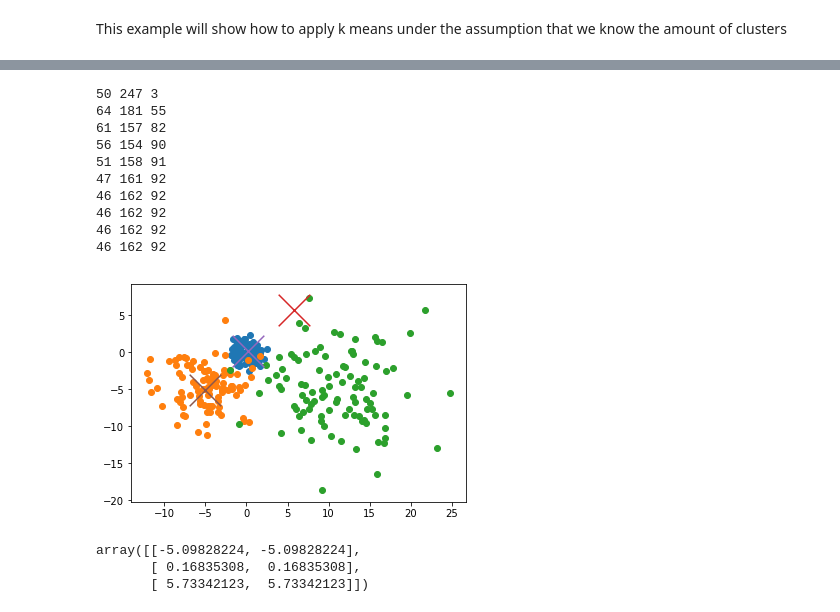
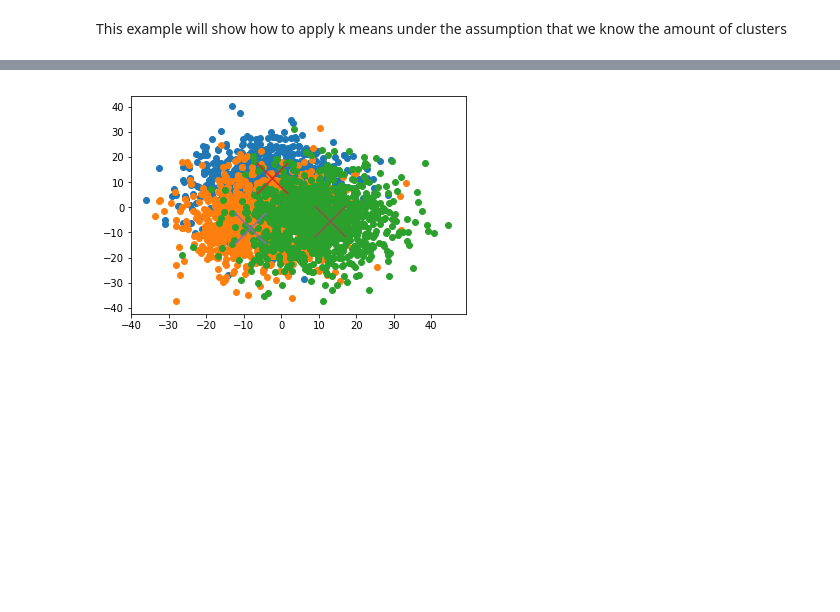
Before and after one commit to JohannesTruongLe/effective_ml, a Jupyter notebook: notebooks/k Means.ipynb, the cells around one changed output, grey strips where cells are left out. Saved outputs shown, nothing was run; the diff lists cells and outputs as text; code cells hidden in the pictures; blank space fills up the shorter version.

```diff
--- a/notebooks/k Means.ipynb
+++ b/notebooks/k Means.ipynb
@@ -9,15 +9,15 @@ import numpy as np
 import matplotlib.pyplot as plt
 # %%
 # Generate Data
-cluster_1 = np.random.normal(loc=(0,0),
-                             scale=1.0,
-                             size=(100,2))
+cluster_1 = np.random.normal(loc=(-3,8),
+                             scale=10,
+                             size=(1000,2))
 cluster_2 = np.random.normal(loc=(-5,-5),
-                             scale=3,
-                             size=(100,2))
+                             scale=10,
+                             size=(1000,2))
 cluster_3 = np.random.normal(loc=(10,-5),
-                             scale=5,
-                             size=(100,2))
+                             scale=10,
+                             size=(1000,2))
 
 cluster_list = [cluster_1, cluster_2, cluster_3]
 points = np.concatenate([cluster_1, cluster_2, cluster_3])
@@ -32,10 +32,10 @@ plt_points(cluster_list)
 # %%
 # Init nodes
 n_nodes = 3
-max_x = max(dataset[:, 0])
-max_y = max(dataset[:, 1])
-min_x = min(dataset[:, 0])
-min_y = min(dataset[:, 1])
+max_x = max(points[:, 0])
+max_y = max(points[:, 1])
+min_x = min(points[:, 0])
+min_y = min(points[:, 1])
 
 orig_nodes = [[random.uniform(min_x, max_x), random.uniform(min_y, max_y)]for _ in range(n_nodes)]
 orig_nodes = np.array(orig_nodes)
@@ -55,54 +55,38 @@ def find_nn(points, center, k):
     distance = np.linalg.norm(points-center, axis=1)
     # Get k nearest points
     sort_idx = np.argsort(distance)
     nearest_points = points[sort_idx, :][:k, :]
 
     return nearest_points
 
 def find_nearest_cluster(points, centers):
     # Calcualte the distance between each point and centets
     distance_matrix = np.zeros((points.shape[0], centers.shape[0]))
 
     for idx, center in enumerate(centers):
         distance_matrix[:, idx] = np.linalg.norm(points-center, axis=1)
     # Get k nearest points
-
     cluster_idx = np.argmin(distance_matrix, axis=1)
 
     return cluster_idx
 
-def calculate_update_average(nearest_points):
-    return np.average(nearest_points)
+def calculate_update_average(nearest_points, center):
+    if nearest_points.size:
+        return np.average(nearest_points, axis=0)
+    else:
+        return center
 
 
 nodes = copy.copy(orig_nodes)
-n_iterations = 10
-k = 10
+n_iterations = 100
 
 for idx in range(n_iterations):
 
     cluster_idx = find_nearest_cluster(points, nodes)
-    print(sum(cluster_idx==0),sum(cluster_idx==1),sum(cluster_idx==2))
     for node_idx, node in enumerate(nodes):
-        nodes[node_idx] = calculate_update_average(points[cluster_idx == node_idx, :])
+        nodes[node_idx] = calculate_update_average(points[cluster_idx == node_idx, :], node)
 
 plt_points(cluster_list)
 plt_nodes(nodes)
 # %% [output]
-50 247 3
-64 181 55
-61 157 82
-56 154 90
-51 158 91
-47 161 92
-46 162 92
-46 162 92
-46 162 92
-46 162 92
-[figure, old version]
+[figure, new version]
-# %%
-nodes
-# %% [output]
-array([[-5.09828224, -5.09828224],
-       [ 0.16835308,  0.16835308],
-       [ 5.73342123,  5.73342123]])
```
Also changed, not shown: parts of 5 cells of this notebook.
